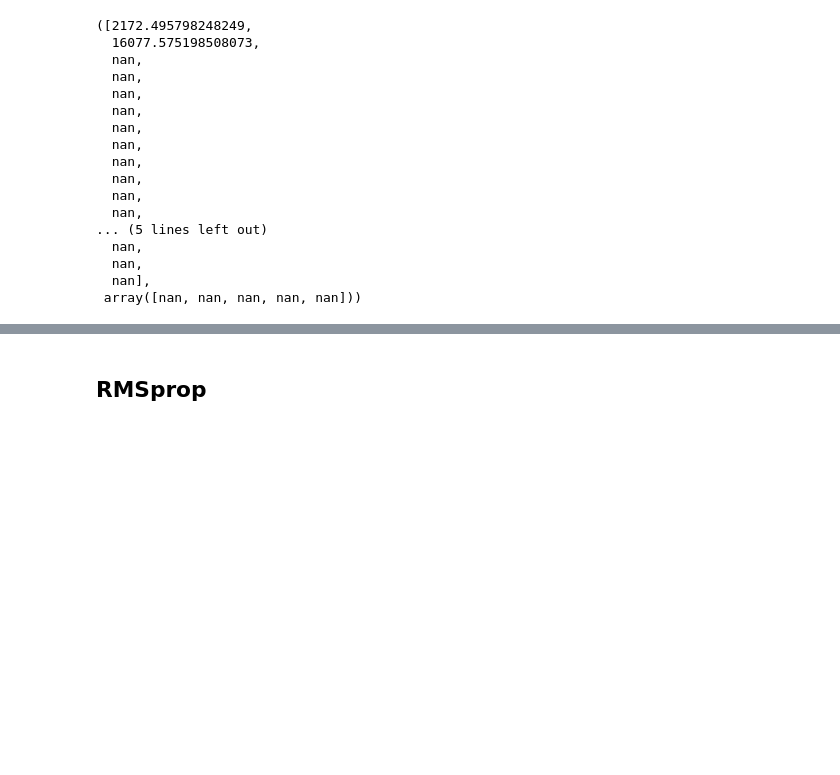
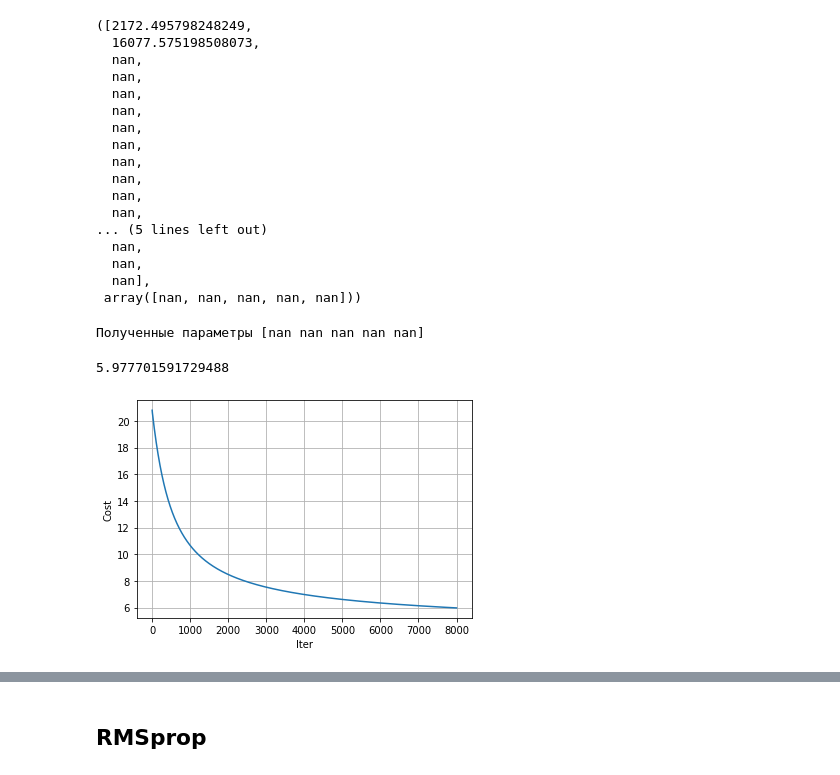
Before and after one commit to vasilyevs/gradient_descent, a Jupyter notebook: gradient.ipynb, the cells around one changed output, grey strips where cells are left out. Drawn from its saved outputs; the diff is of its cells as text; code cells hidden in the pictures; blank space fills up the shorter version.

```diff
--- a/gradient.ipynb
+++ b/gradient.ipynb
@@ -132,3 +148,18 @@ learn_nesterov(theta, X_train, y_train)
   nan,
   nan],
  array([nan, nan, nan, nan, nan]))
+# %%
+print ('Полученные параметры', theta)
+# %% [output]
+Полученные параметры [nan nan nan nan nan]
+# %%
+cost[-1]
+# %% [output]
+5.977701591729488
+# %%
+plt.plot(range(1, len(cost) + 1), cost)
+plt.xlabel('Iter')
+plt.ylabel('Cost')
+plt.grid()
+# %% [output]
+[figure, added]
```
Also changed, not shown: parts of 19 cells of this notebook.
